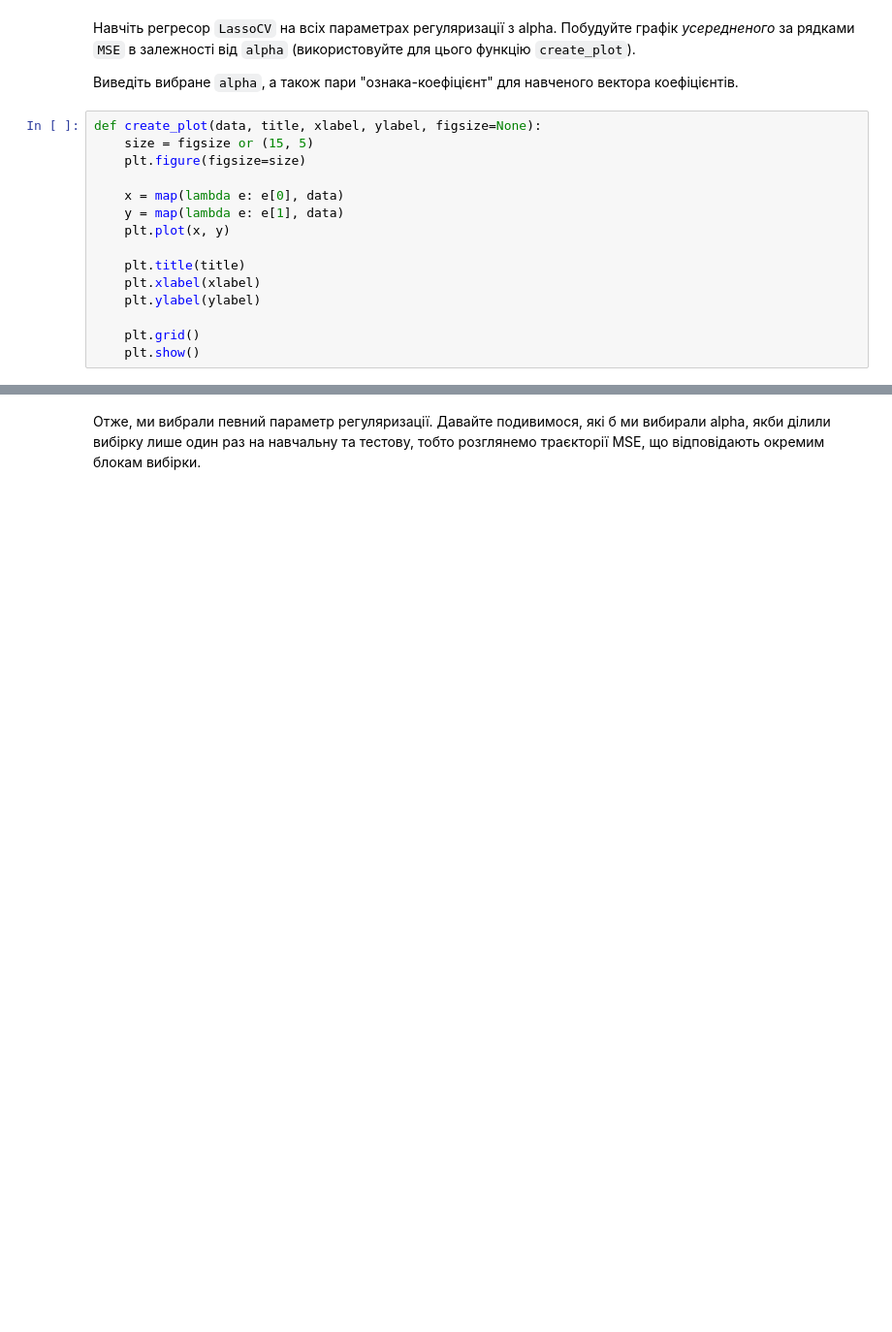
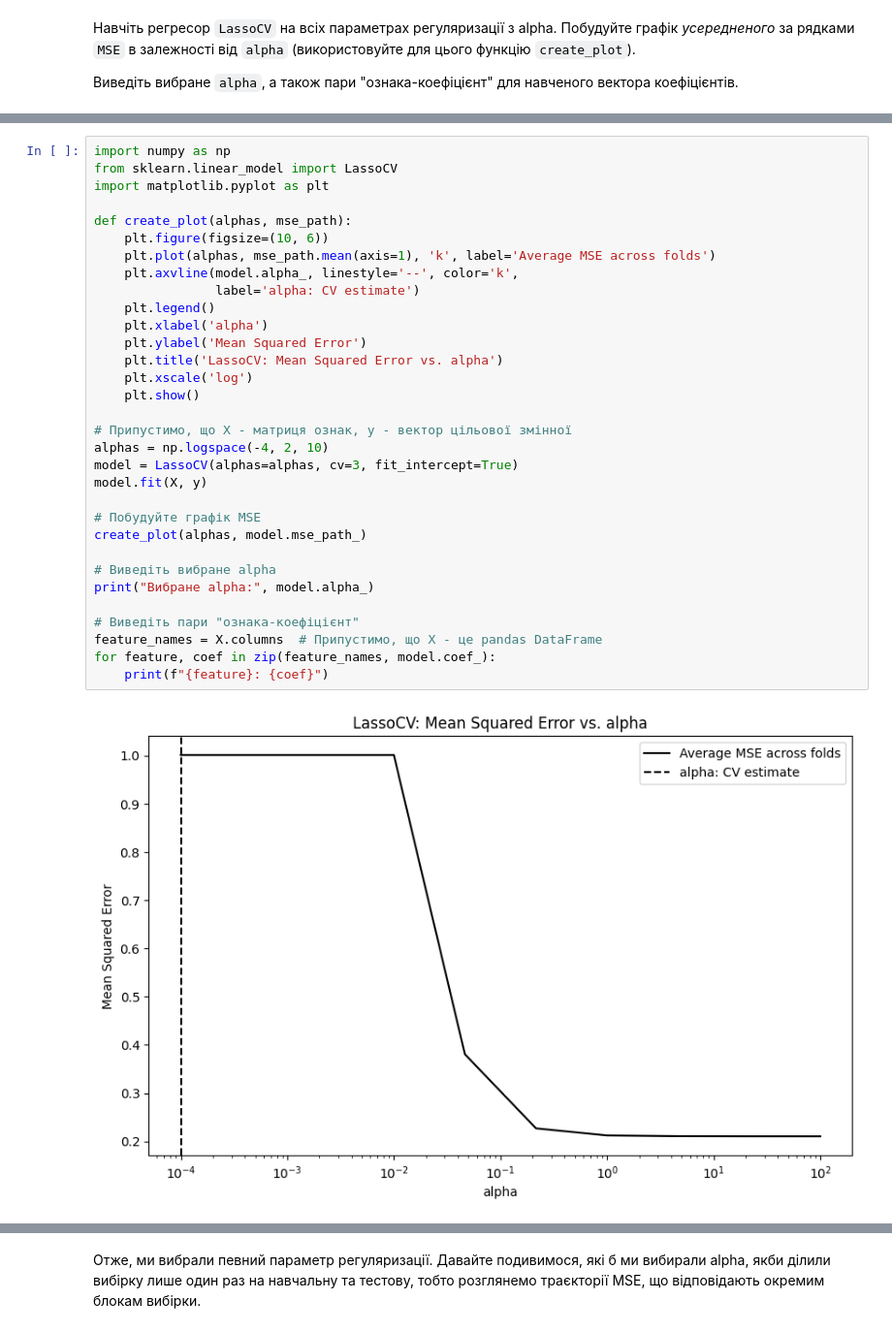
Before and after one commit to pilipandr770/h_w_7_goit_da_ml, a Jupyter notebook: OverfittingHomeWork.ipynb, the cells around one changed output, grey strips where cells are left out. Shown: that part at 97% size. Saved outputs shown, nothing was run; the diff lists cells and outputs as text; blank space fills up the shorter version.

```diff
--- a/OverfittingHomeWork.ipynb
+++ b/OverfittingHomeWork.ipynb
@@ -419,18 +486,3 @@ plt.show()
 Навчіть регресор `LassoCV` на всіх параметрах регуляризації з alpha. Побудуйте графік _усередненого_ за рядками `MSE` в залежності від `alpha` (використовуйте для цього функцію `create_plot`).
 
 Виведіть вибране `alpha`, а також пари "ознака-коефіцієнт" для навченого вектора коефіцієнтів.
-# %%
-def create_plot(data, title, xlabel, ylabel, figsize=None):
-    size = figsize or (15, 5)
-    plt.figure(figsize=size)
-
-    x = map(lambda e: e[0], data)
-    y = map(lambda e: e[1], data)
-    plt.plot(x, y)
-
-    plt.title(title)
-    plt.xlabel(xlabel)
-    plt.ylabel(ylabel)
-
-    plt.grid()
-    plt.show()
@@ -479,0 +489,34 @@ windspeed(ms): -0.0
+# %%
+import numpy as np
+from sklearn.linear_model import LassoCV
+import matplotlib.pyplot as plt
+
+def create_plot(alphas, mse_path):
+    plt.figure(figsize=(10, 6))
+    plt.plot(alphas, mse_path.mean(axis=1), 'k', label='Average MSE across folds')
+    plt.axvline(model.alpha_, linestyle='--', color='k',
+                label='alpha: CV estimate')
+    plt.legend()
+    plt.xlabel('alpha')
+    plt.ylabel('Mean Squared Error')
+    plt.title('LassoCV: Mean Squared Error vs. alpha')
+    plt.xscale('log')
+    plt.show()
+
+# Припустимо, що X - матриця ознак, y - вектор цільової змінної
+alphas = np.logspace(-4, 2, 10)
+model = LassoCV(alphas=alphas, cv=3, fit_intercept=True)
+model.fit(X, y)
+
+# Побудуйте графік MSE
+create_plot(alphas, model.mse_path_)
+
+# Виведіть вибране alpha
+print("Вибране alpha:", model.alpha_)
+
+# Виведіть пари "ознака-коефіцієнт"
+feature_names = X.columns  # Припустимо, що X - це pandas DataFrame
+for feature, coef in zip(feature_names, model.coef_):
+    print(f"{feature}: {coef}")
+# %% [output]
+[figure, added]
```
Also changed, not shown: parts of 11 cells of this notebook.
